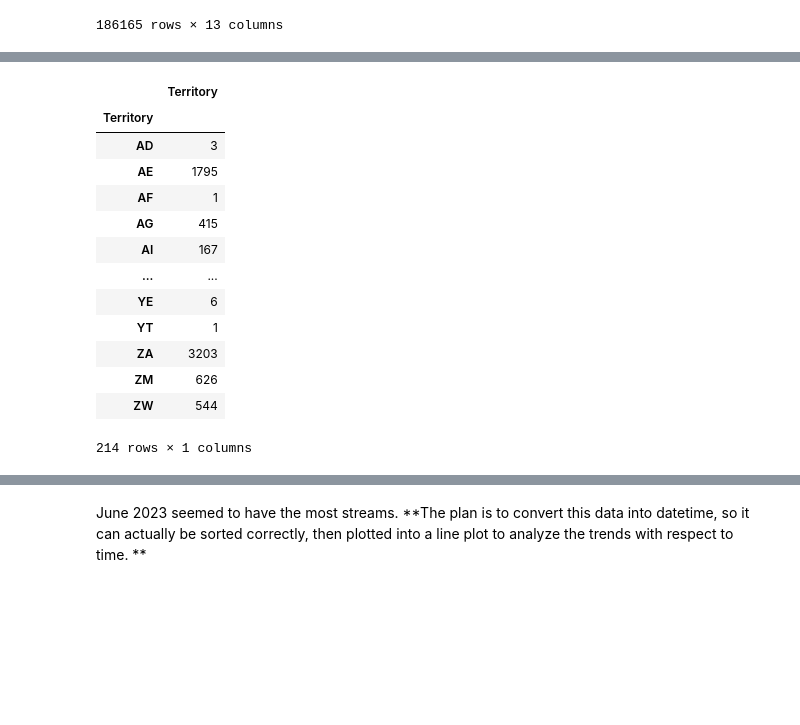
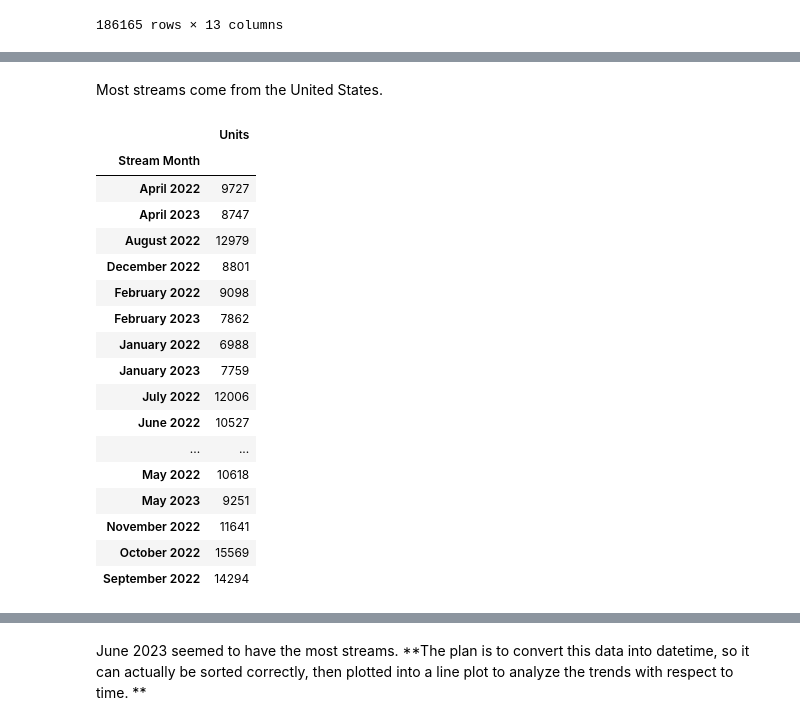
Before and after one commit to kloeyap/ybell-data-analysis, a Jupyter notebook: analysis/gen-analysis.ipynb, the cells around one changed output, grey strips where cells are left out. Saved outputs shown, nothing was run; the diff lists cells and outputs as text; code cells hidden in the pictures; blank space fills up the shorter version.

```diff
--- a/analysis/gen-analysis.ipynb
+++ b/analysis/gen-analysis.ipynb
@@ -24,0 +54,8 @@ data
+# %%
+def extract_artist(row):
+    if pd.isna(row['Release Artist']):
+        return row['Contract Name'].split(' (')[0]
+    return row['Release Artist']
+
+
+data['Release Artist'] = data.apply(extract_artist, axis=1)
@@ -91,17 +190,23 @@ data.groupby(['Release Artist', 'Source'])[['Source']].count()
+# %% [markdown]
+Most streams come from the United States.
 # %%
-data.groupby('Territory')[['Territory']].count()
+data.groupby('Stream Month')[['Units']].count()
 # %% [output]
-|  | Territory |
-| Territory |  |
-| AD | 3 |
-| AE | 1795 |
-| AF | 1 |
-| AG | 415 |
-| AI | 167 |
+|  | Units |
+| Stream Month |  |
+| April 2022 | 9727 |
+| April 2023 | 8747 |
+| August 2022 | 12979 |
+| December 2022 | 8801 |
+| February 2022 | 9098 |
+| February 2023 | 7862 |
+| January 2022 | 6988 |
+| January 2023 | 7759 |
+| July 2022 | 12006 |
+| June 2022 | 10527 |
 | ... | ... |
-| YE | 6 |
-| YT | 1 |
-| ZA | 3203 |
-| ZM | 626 |
-| ZW | 544 |
+| May 2022 | 10618 |
+| May 2023 | 9251 |
+| November 2022 | 11641 |
+| October 2022 | 15569 |
+| September 2022 | 14294 |
-214 rows × 1 columns
```
Also changed, not shown: parts of 38 cells of this notebook.
